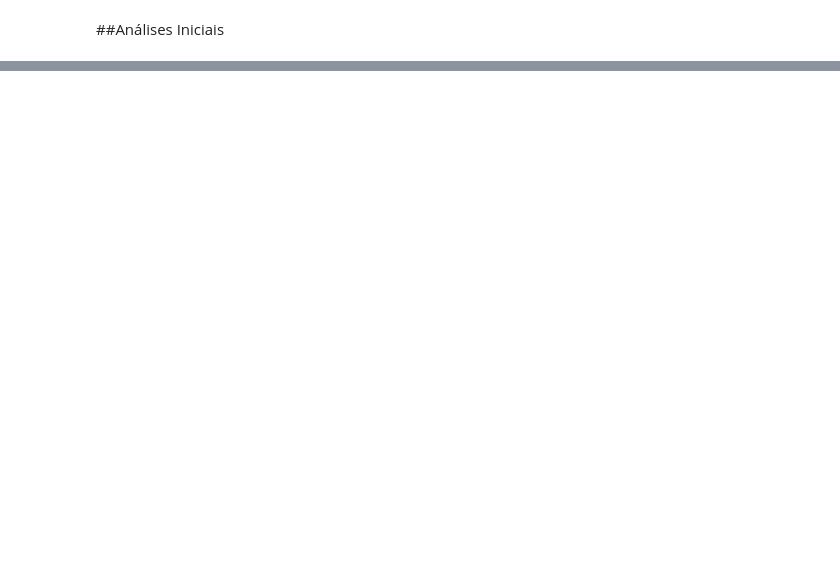
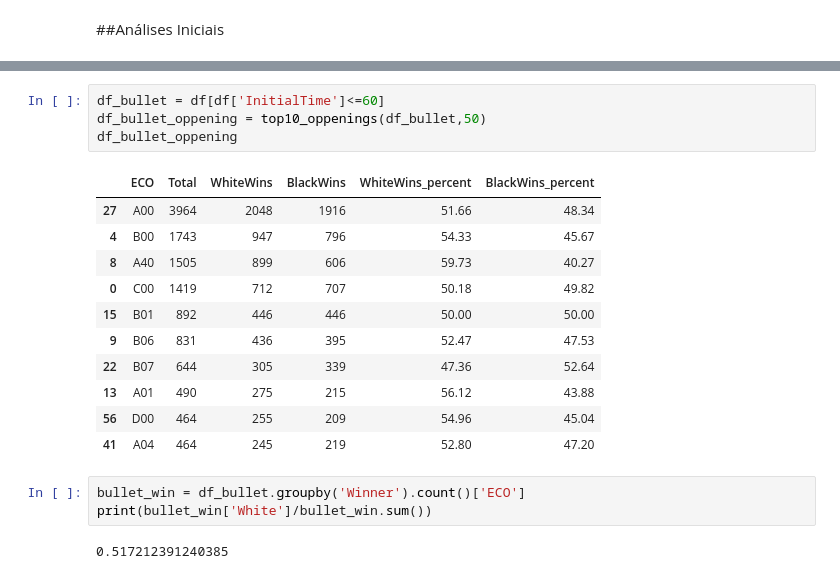
Before and after one commit to otavioml/Chess-Data-Analysis, a Jupyter notebook: Chess_Data_Analysis.ipynb, the cells around one changed output, grey strips where cells are left out. Cells and saved outputs as stored; diff of their text form; blank space fills up the shorter version.

```diff
--- a/Chess_Data_Analysis.ipynb
+++ b/Chess_Data_Analysis.ipynb
@@ -237 +230,22 @@ BlackBranch.head()
+# %%
+df_bullet = df[df['InitialTime']<=60]
+df_bullet_oppening = top10_oppenings(df_bullet,50)
+df_bullet_oppening
+# %% [output]
+|  | ECO | Total | WhiteWins | BlackWins | WhiteWins_percent | BlackWins_percent |
+| 27 | A00 | 3964 | 2048 | 1916 | 51.66 | 48.34 |
+| 4 | B00 | 1743 | 947 | 796 | 54.33 | 45.67 |
+| 8 | A40 | 1505 | 899 | 606 | 59.73 | 40.27 |
+| 0 | C00 | 1419 | 712 | 707 | 50.18 | 49.82 |
+| 15 | B01 | 892 | 446 | 446 | 50.00 | 50.00 |
+| 9 | B06 | 831 | 436 | 395 | 52.47 | 47.53 |
+| 22 | B07 | 644 | 305 | 339 | 47.36 | 52.64 |
+| 13 | A01 | 490 | 275 | 215 | 56.12 | 43.88 |
+| 56 | D00 | 464 | 255 | 209 | 54.96 | 45.04 |
+| 41 | A04 | 464 | 245 | 219 | 52.80 | 47.20 |
+# %%
+bullet_win = df_bullet.groupby('Winner').count()['ECO']
+print(bullet_win['White']/bullet_win.sum())
+# %% [output]
+0.517212391240385
 # %%
```
Also changed, not shown: parts of 13 cells of this notebook.
